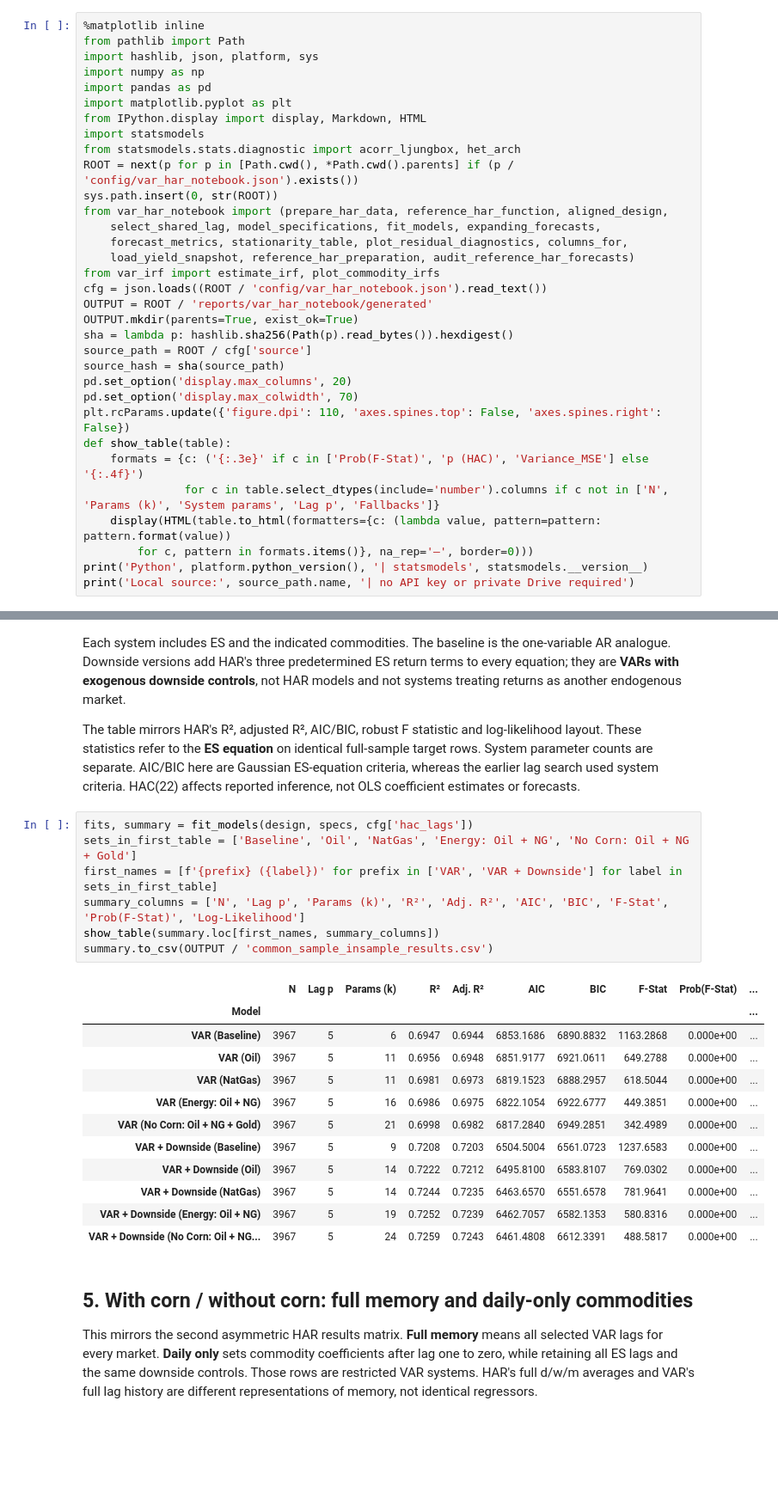
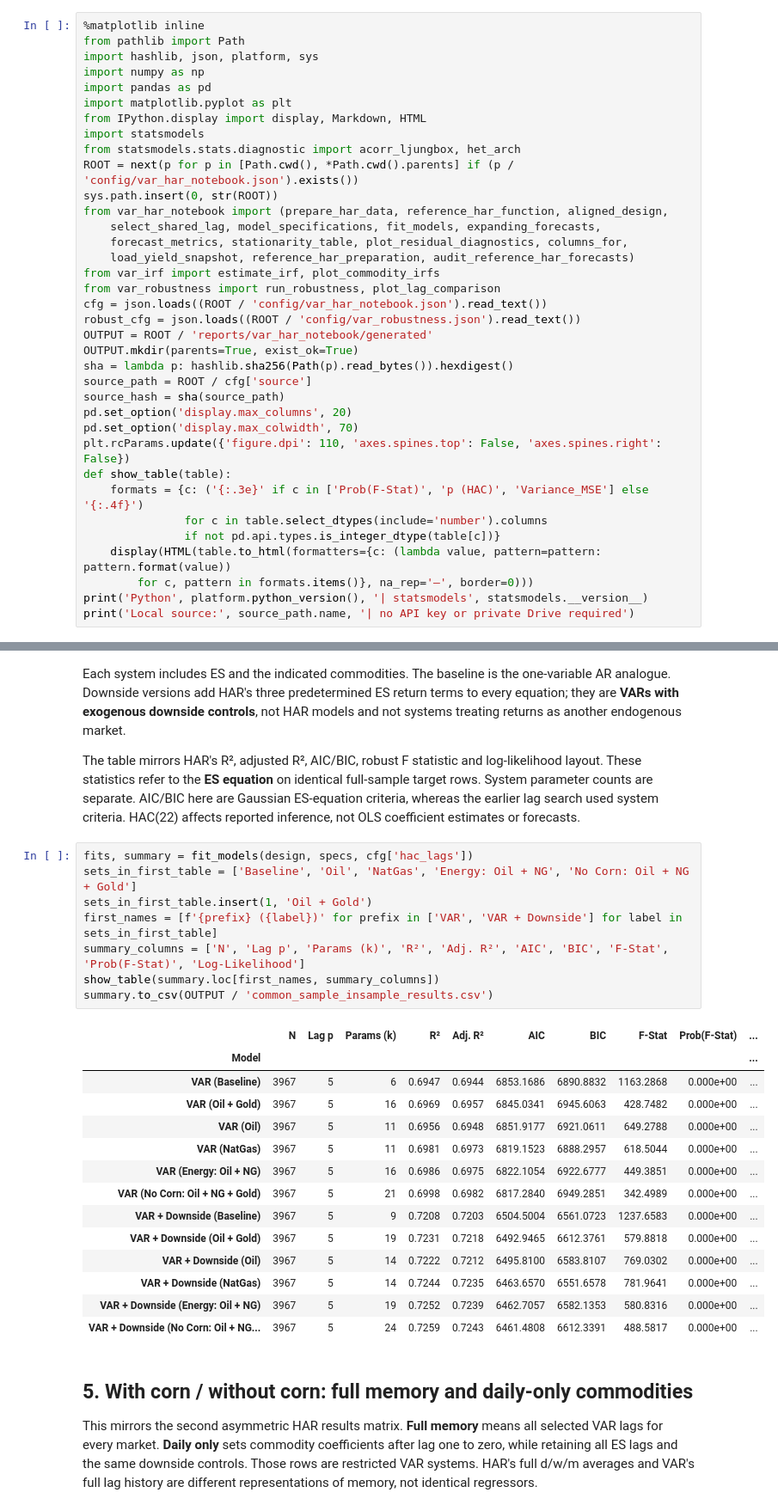
Before and after one commit to Deangr-econ/Quant_methods_project, a Jupyter notebook: VAR_QTFE.ipynb, the cells around one changed output, grey strips where cells are left out. Shown at 86% size. Cells and saved outputs as stored; diff of their text form; blank space fills up the shorter version.

```diff
--- a/VAR_QTFE.ipynb
+++ b/VAR_QTFE.ipynb
@@ -39,7 +39,9 @@ from var_har_notebook import (prepare_har_data, reference_har_function, aligned_
     forecast_metrics, stationarity_table, plot_residual_diagnostics, columns_for,
     load_yield_snapshot, reference_har_preparation, audit_reference_har_forecasts)
 from var_irf import estimate_irf, plot_commodity_irfs
+from var_robustness import run_robustness, plot_lag_comparison
 cfg = json.loads((ROOT / 'config/var_har_notebook.json').read_text())
+robust_cfg = json.loads((ROOT / 'config/var_robustness.json').read_text())
 OUTPUT = ROOT / 'reports/var_har_notebook/generated'
 OUTPUT.mkdir(parents=True, exist_ok=True)
 sha = lambda p: hashlib.sha256(Path(p).read_bytes()).hexdigest()
@@ -50,7 +52,8 @@ pd.set_option('display.max_colwidth', 70)
 plt.rcParams.update({'figure.dpi': 110, 'axes.spines.top': False, 'axes.spines.right': False})
 def show_table(table):
     formats = {c: ('{:.3e}' if c in ['Prob(F-Stat)', 'p (HAC)', 'Variance_MSE'] else '{:.4f}')
-               for c in table.select_dtypes(include='number').columns if c not in ['N', 'Params (k)', 'System params', 'Lag p', 'Fallbacks']}
+               for c in table.select_dtypes(include='number').columns
+               if not pd.api.types.is_integer_dtype(table[c])}
     display(HTML(table.to_html(formatters={c: (lambda value, pattern=pattern: pattern.format(value))
         for c, pattern in formats.items()}, na_rep='—', border=0)))
 print('Python', platform.python_version(), '| statsmodels', statsmodels.__version__)
@@ -256,19 +259,22 @@ HAC(22) affects reported inference, not OLS coefficient estimates or forecasts.
 # %%
 fits, summary = fit_models(design, specs, cfg['hac_lags'])
 sets_in_first_table = ['Baseline', 'Oil', 'NatGas', 'Energy: Oil + NG', 'No Corn: Oil + NG + Gold']
+sets_in_first_table.insert(1, 'Oil + Gold')
 first_names = [f'{prefix} ({label})' for prefix in ['VAR', 'VAR + Downside'] for label in sets_in_first_table]
 summary_columns = ['N', 'Lag p', 'Params (k)', 'R²', 'Adj. R²', 'AIC', 'BIC', 'F-Stat', 'Prob(F-Stat)', 'Log-Likelihood']
 show_table(summary.loc[first_names, summary_columns])
 summary.to_csv(OUTPUT / 'common_sample_insample_results.csv')
 # %% [output]
 |  | N | Lag p | Params (k) | R² | Adj. R² | AIC | BIC | F-Stat | Prob(F-Stat) | ... |
 | Model |  |  |  |  |  |  |  |  |  | ... |
 | VAR (Baseline) | 3967 | 5 | 6 | 0.6947 | 0.6944 | 6853.1686 | 6890.8832 | 1163.2868 | 0.000e+00 | ... |
+| VAR (Oil + Gold) | 3967 | 5 | 16 | 0.6969 | 0.6957 | 6845.0341 | 6945.6063 | 428.7482 | 0.000e+00 | ... |
 | VAR (Oil) | 3967 | 5 | 11 | 0.6956 | 0.6948 | 6851.9177 | 6921.0611 | 649.2788 | 0.000e+00 | ... |
 | VAR (NatGas) | 3967 | 5 | 11 | 0.6981 | 0.6973 | 6819.1523 | 6888.2957 | 618.5044 | 0.000e+00 | ... |
 | VAR (Energy: Oil + NG) | 3967 | 5 | 16 | 0.6986 | 0.6975 | 6822.1054 | 6922.6777 | 449.3851 | 0.000e+00 | ... |
 | VAR (No Corn: Oil + NG + Gold) | 3967 | 5 | 21 | 0.6998 | 0.6982 | 6817.2840 | 6949.2851 | 342.4989 | 0.000e+00 | ... |
 | VAR + Downside (Baseline) | 3967 | 5 | 9 | 0.7208 | 0.7203 | 6504.5004 | 6561.0723 | 1237.6583 | 0.000e+00 | ... |
+| VAR + Downside (Oil + Gold) | 3967 | 5 | 19 | 0.7231 | 0.7218 | 6492.9465 | 6612.3761 | 579.8818 | 0.000e+00 | ... |
 | VAR + Downside (Oil) | 3967 | 5 | 14 | 0.7222 | 0.7212 | 6495.8100 | 6583.8107 | 769.0302 | 0.000e+00 | ... |
 | VAR + Downside (NatGas) | 3967 | 5 | 14 | 0.7244 | 0.7235 | 6463.6570 | 6551.6578 | 781.9641 | 0.000e+00 | ... |
 | VAR + Downside (Energy: Oil + NG) | 3967 | 5 | 19 | 0.7252 | 0.7239 | 6462.7057 | 6582.1353 | 580.8316 | 0.000e+00 | ... |
```
Also changed, not shown: parts of 15 cells of this notebook, 15 other files.
